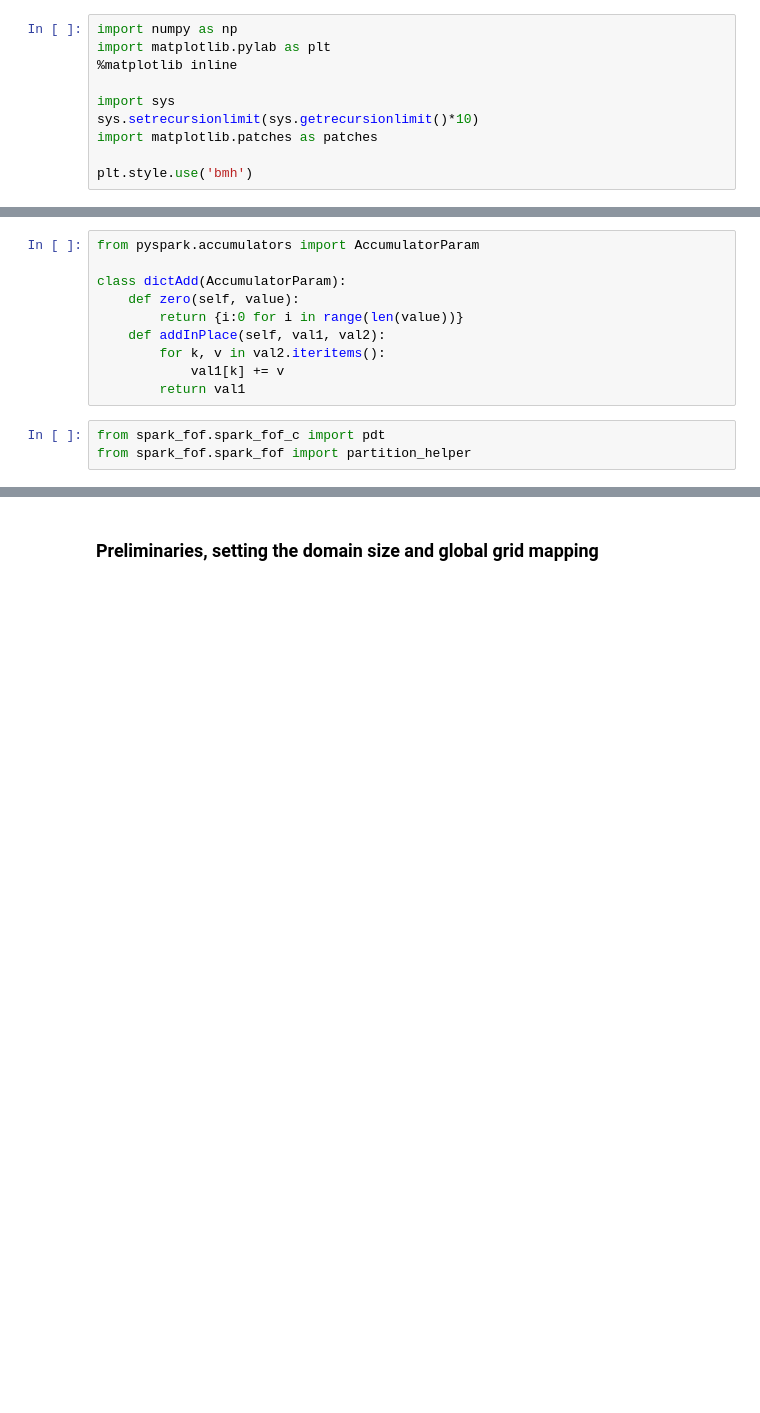
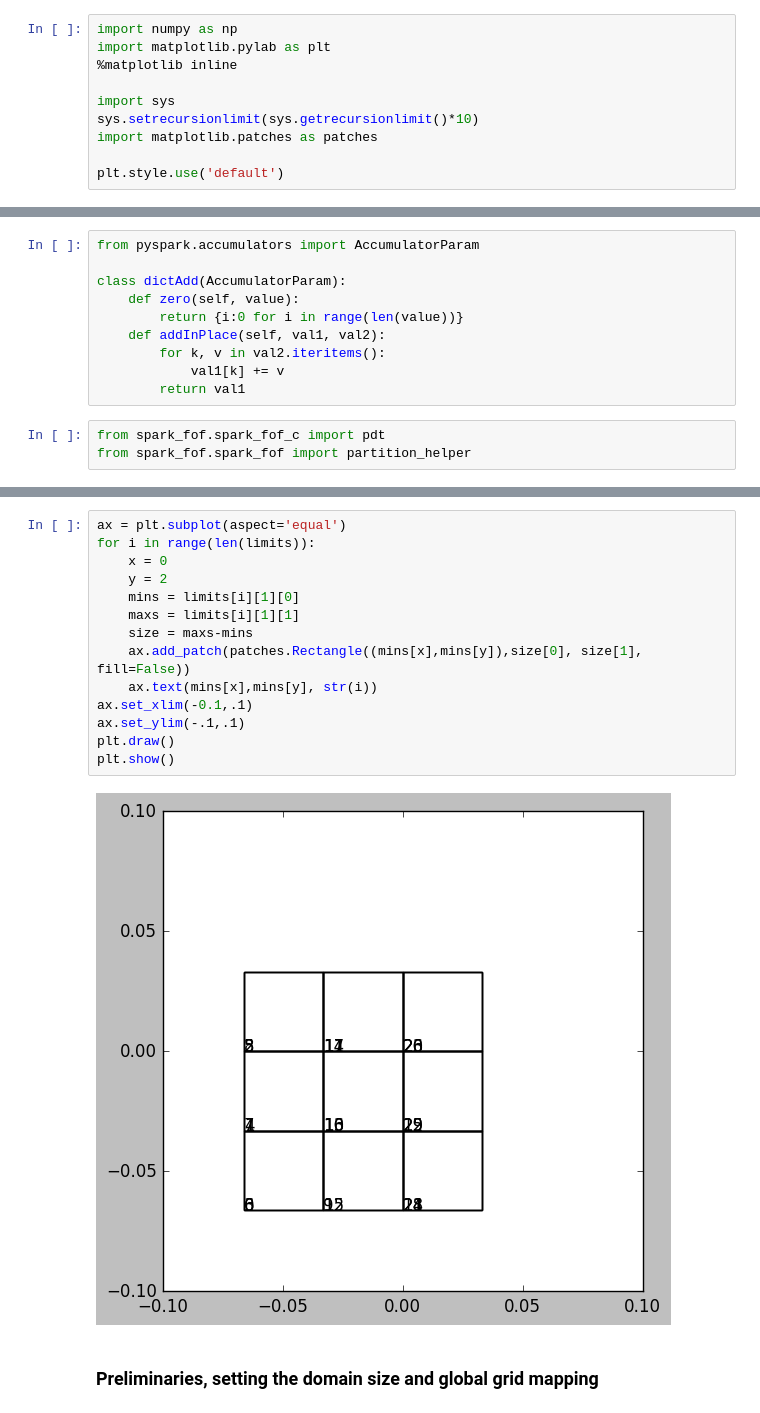
Before and after one commit to rokroskar/spark-fof, a Jupyter notebook: notebooks/setting up hierarchical merge.ipynb, the cells around one changed output, grey strips where cells are left out. Cells and saved outputs as stored; diff of their text form; blank space fills up the shorter version.

```diff
--- a/notebooks/setting up hierarchical merge.ipynb
+++ b/notebooks/setting up hierarchical merge.ipynb
@@ -15,7 +15,7 @@ import sys
 sys.setrecursionlimit(sys.getrecursionlimit()*10)
 import matplotlib.patches as patches
 
-plt.style.use('bmh')
+plt.style.use('default')
 # %%
 import findspark
 findspark.init()
@@ -174,3 +182,19 @@ PythonRDD[6] at RDD at PythonRDD.scala:48
+# %%
+ax = plt.subplot(aspect='equal')
+for i in range(len(limits)):
+    x = 0
+    y = 2
+    mins = limits[i][1][0]
+    maxs = limits[i][1][1]
+    size = maxs-mins
+    ax.add_patch(patches.Rectangle((mins[x],mins[y]),size[0], size[1], fill=False))
+    ax.text(mins[x],mins[y], str(i))
+ax.set_xlim(-0.1,.1)
+ax.set_ylim(-.1,.1)
+plt.draw()
+plt.show()
+# %% [output]
+[figure, added]
 # %% [markdown]
 ### Preliminaries, setting the domain size and global grid mapping
 # %%
```
Also changed, not shown: parts of 31 cells of this notebook, 1 other file.
